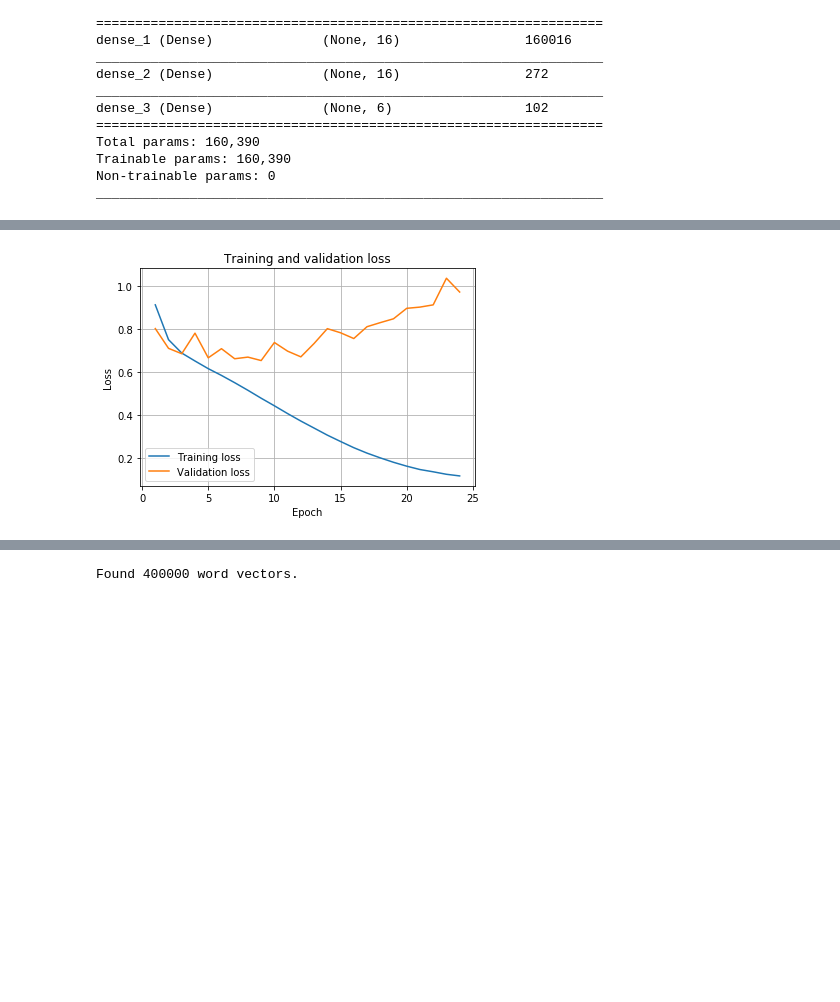
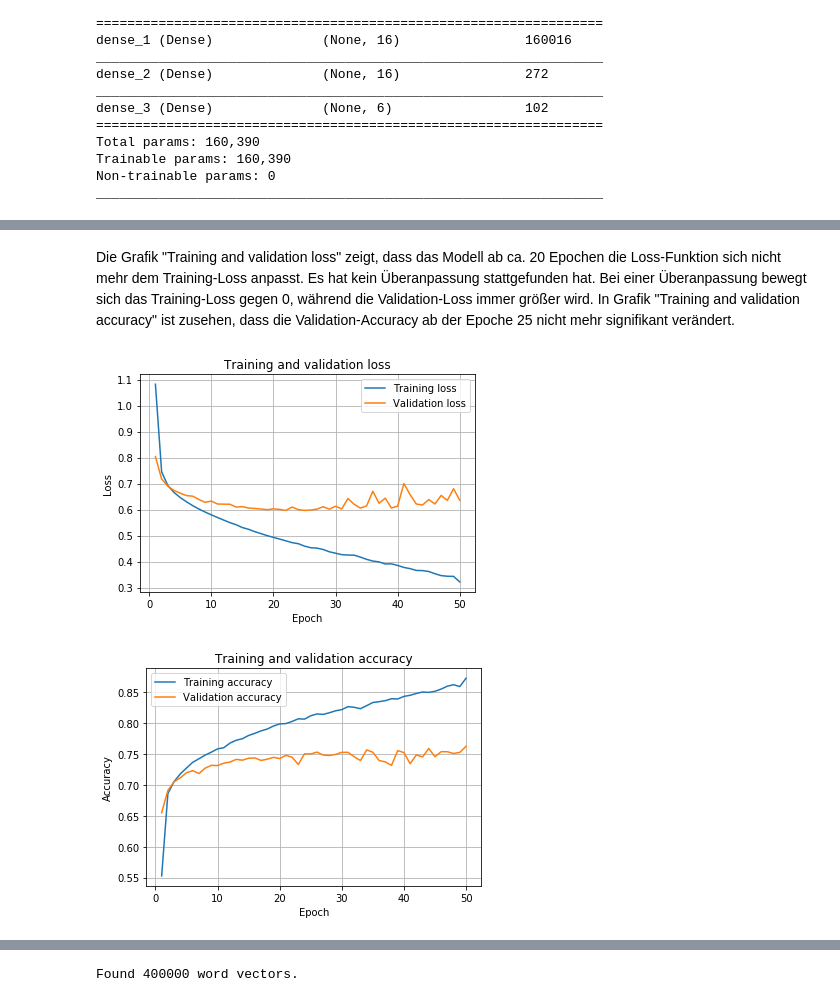
Before and after one commit to mahanKarimi/ClassifySongLyrics, a Jupyter notebook: ClassifySongLyrics.ipynb, the cells around one changed output, grey strips where cells are left out. Saved outputs shown, nothing was run; the diff lists cells and outputs as text; code cells hidden in the pictures; blank space fills up the shorter version.

```diff
--- a/ClassifySongLyrics.ipynb
+++ b/ClassifySongLyrics.ipynb
@@ -209,27 +210,33 @@ Die
+# %% [markdown]
+Die Grafik "Training and validation loss" zeigt, dass das Modell ab ca. 20 Epochen die Loss-Funktion sich nicht mehr dem Training-Loss anpasst. Es hat kein Überanpassung stattgefunden hat. Bei einer Überanpassung bewegt sich das Training-Loss gegen 0, während die Validation-Loss immer größer wird. In Grafik "Training and validation accuracy" ist zusehen, dass die Validation-Accuracy ab der Epoche 25 nicht mehr signifikant verändert.
 # %%
 history_dict = history.history
 train_loss = history_dict['loss']
 val_loss = history_dict['val_loss']
+train_acc = history_dict['accuracy']
+val_acc = history_dict['val_accuracy']
 
 epochs = range(1, len(train_loss) + 1)
+
 plt.title('Training and validation loss')
 plt.plot(epochs, train_loss, label='Training loss')
 plt.plot(epochs, val_loss, label='Validation loss')
 plt.xlabel('Epoch')
 plt.ylabel('Loss')
 plt.legend()
 plt.grid()
 plt.show()
 
-epochs = range(1, len(train_loss) + 1)
+
 plt.title('Training and validation accuracy')
 plt.plot(epochs, train_acc, label='Training accuracy')
 plt.plot(epochs, val_acc, label='Validation accuracy')
 plt.xlabel('Epoch')
 plt.ylabel('Accuracy')
 plt.legend()
 plt.grid()
 plt.show()
 # %% [output]
-[figure, old version]
+[figure, new version]
+[figure, added]
 # %%
```
Also changed, not shown: parts of 35 cells of this notebook.
